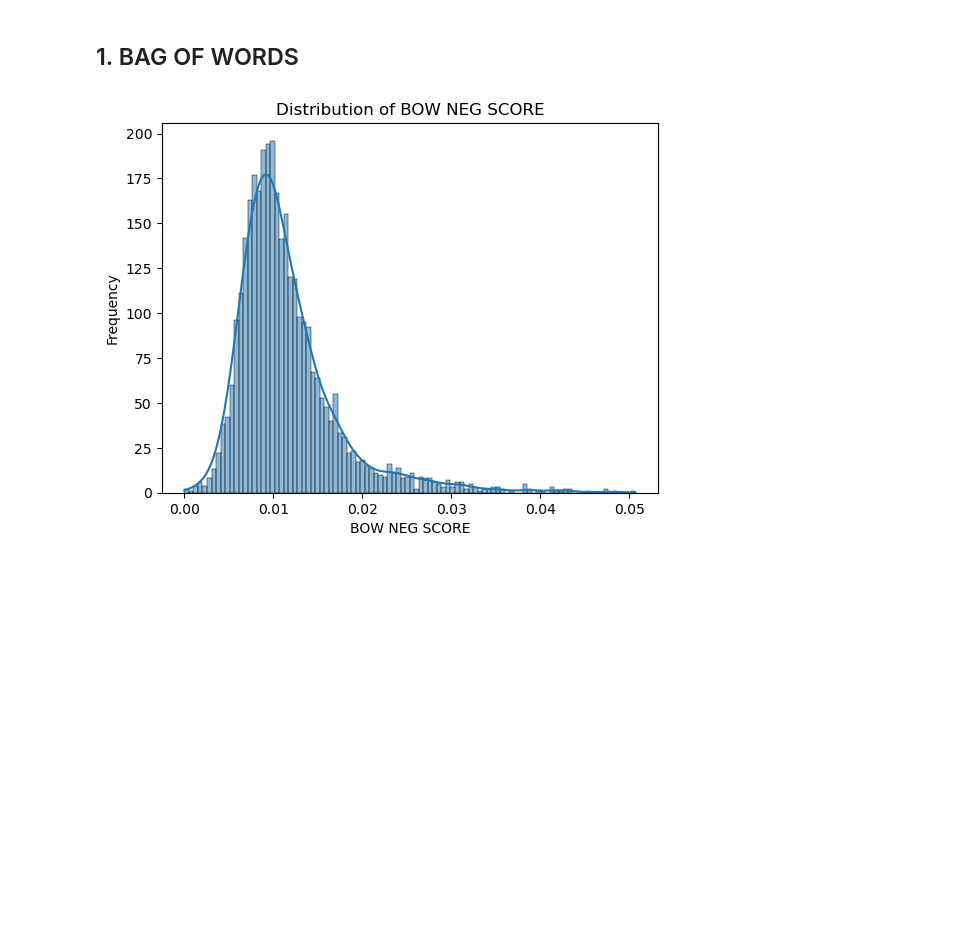
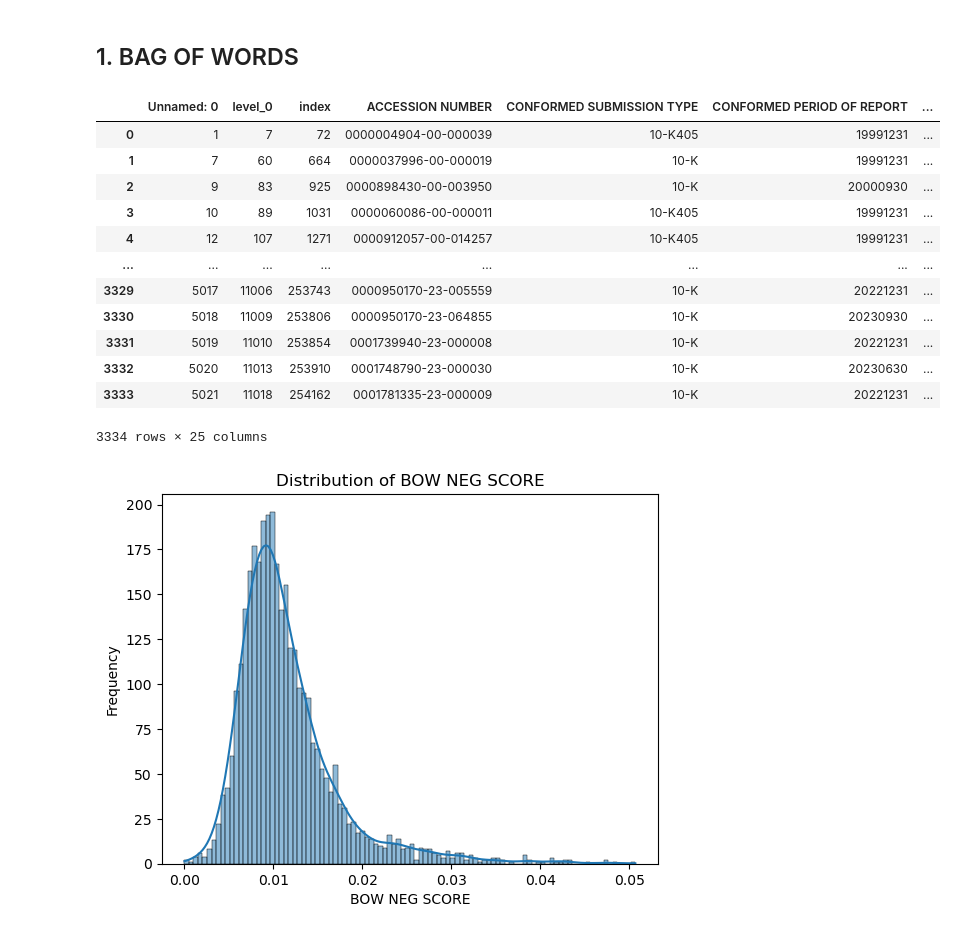
Before and after one commit to suchitranayak1998/10ksentimentalanalysis, a Jupyter notebook: Hypothesis_testing.ipynb, the cells around one changed output. Saved outputs shown, nothing was run; the diff lists cells and outputs as text; code cells hidden in the pictures; blank space fills up the shorter version.

```diff
--- a/Hypothesis_testing.ipynb
+++ b/Hypothesis_testing.ipynb
@@ -15,4 +25,20 @@ import numpy as np
 ## 1. BAG OF WORDS
 # %%
 df_10ksp_filtered3['neg_proportion']=df_10ksp_filtered3['Negative']/df_10ksp_filtered3['Total Word Count']
+# %%
+df_10ksp_filtered3
+# %% [output]
+|  | Unnamed: 0 | level_0 | index | ACCESSION NUMBER | CONFORMED SUBMISSION TYPE | CONFORMED PERIOD OF REPORT | ... |
+| 0 | 1 | 7 | 72 | 0000004904-00-000039 | 10-K405 | 19991231 | ... |
+| 1 | 7 | 60 | 664 | 0000037996-00-000019 | 10-K | 19991231 | ... |
+| 2 | 9 | 83 | 925 | 0000898430-00-003950 | 10-K | 20000930 | ... |
+| 3 | 10 | 89 | 1031 | 0000060086-00-000011 | 10-K405 | 19991231 | ... |
+| 4 | 12 | 107 | 1271 | 0000912057-00-014257 | 10-K405 | 19991231 | ... |
+| ... | ... | ... | ... | ... | ... | ... | ... |
+| 3329 | 5017 | 11006 | 253743 | 0000950170-23-005559 | 10-K | 20221231 | ... |
+| 3330 | 5018 | 11009 | 253806 | 0000950170-23-064855 | 10-K | 20230930 | ... |
+| 3331 | 5019 | 11010 | 253854 | 0001739940-23-000008 | 10-K | 20221231 | ... |
+| 3332 | 5020 | 11013 | 253910 | 0001748790-23-000030 | 10-K | 20230630 | ... |
+| 3333 | 5021 | 11018 | 254162 | 0001781335-23-000009 | 10-K | 20221231 | ... |
+3334 rows × 25 columns
 # %%
```
Also changed, not shown: parts of 8 cells of this notebook.
